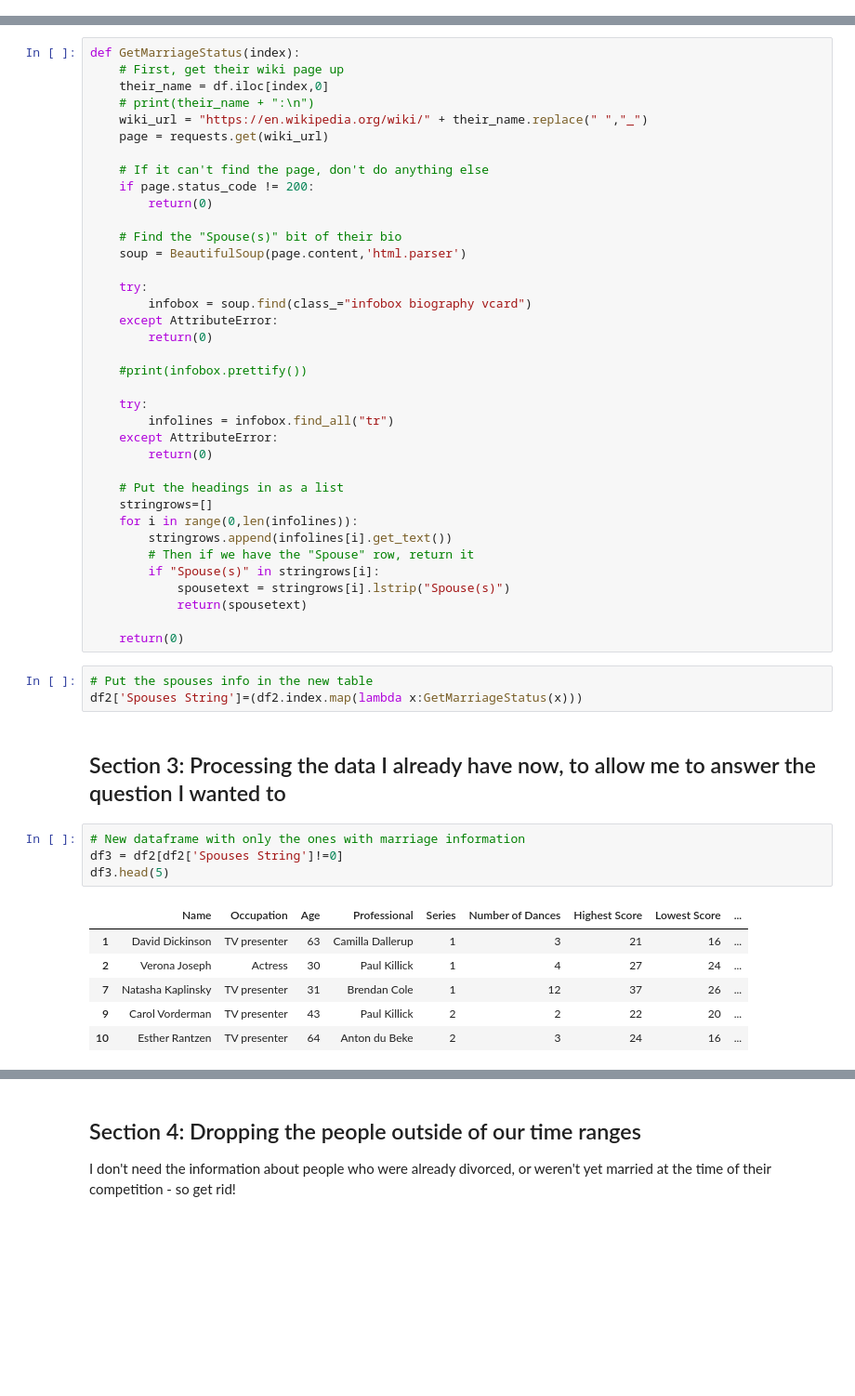
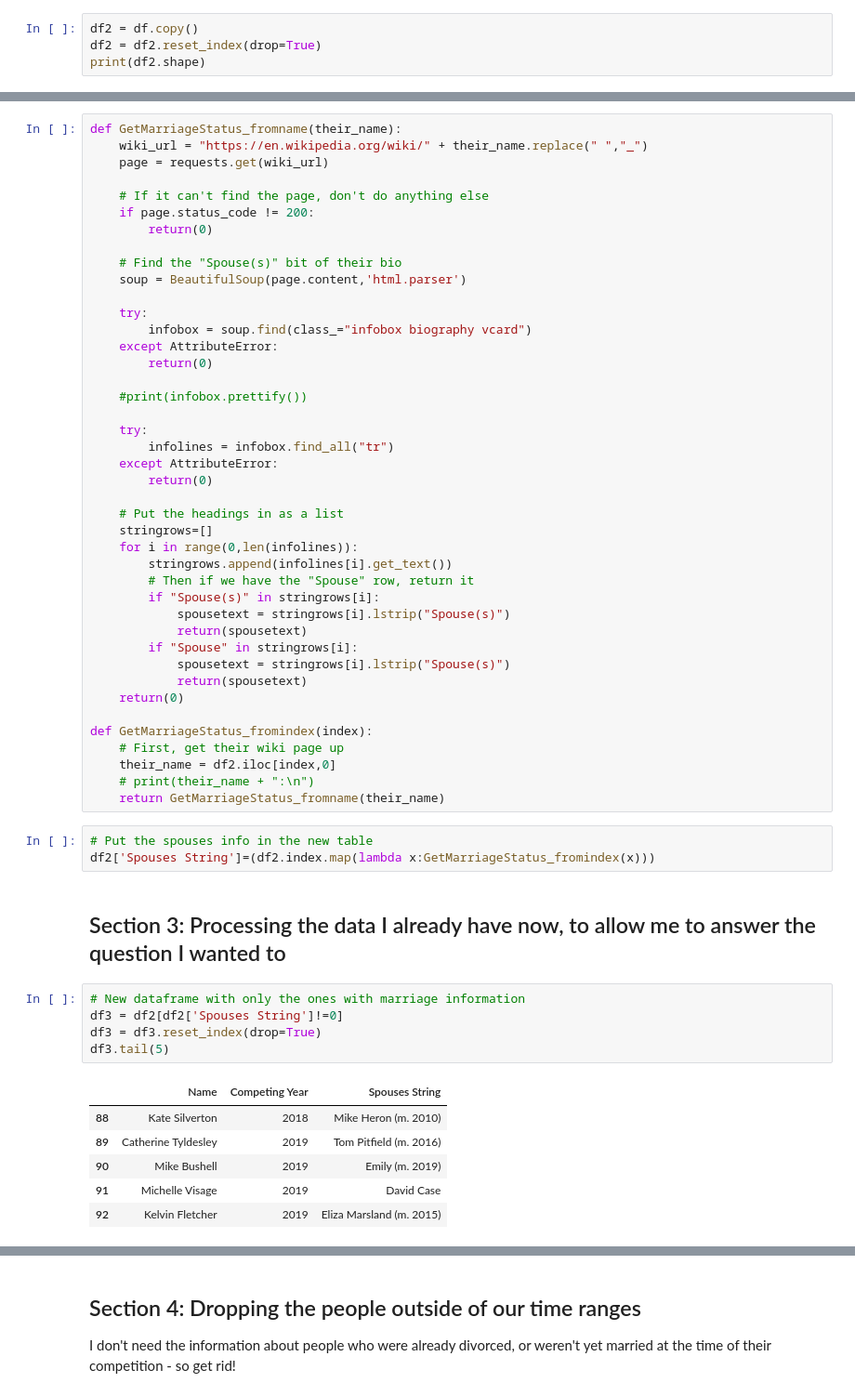
Before and after one commit to megleyland/curse_hypothesis_testing, a Jupyter notebook: Curse_Testing v2.ipynb, the cells around one changed output, grey strips where cells are left out. Shown at 93% size. Saved outputs shown, nothing was run; the diff lists cells and outputs as text; blank space fills up the shorter version.

```diff
--- a/Curse_Testing v2.ipynb
+++ b/Curse_Testing v2.ipynb
@@ -100,0 +131,4 @@ df2 = df.copy()
+# %%
+df2 = df.copy()
+df2 = df2.reset_index(drop=True)
+print(df2.shape)
@@ -122,10 +158,7 @@ df_Test['WikiPage']=df_Test['Name'].apply(lambda x:HasAWikiPage(x))
 # Although, hilariously, Alex Jones (that's the only one I've spotted, there may be more) is pulling up
 #   the far-right conspiracy theorist of the same name from the US. Not sure what to do about that one!
 # %%
-def GetMarriageStatus(index):
-    # First, get their wiki page up
-    their_name = df.iloc[index,0]
-    # print(their_name + ":\n")
+def GetMarriageStatus_fromname(their_name):
     wiki_url = "https://en.wikipedia.org/wiki/" + their_name.replace(" ","_")
     page = requests.get(wiki_url)
 
@@ -156,24 +189,33 @@ def GetMarriageStatus(index):
         if "Spouse(s)" in stringrows[i]:
             spousetext = stringrows[i].lstrip("Spouse(s)")
             return(spousetext)
+        if "Spouse" in stringrows[i]:
+            spousetext = stringrows[i].lstrip("Spouse(s)")
+            return(spousetext)
+    return(0)
 
-    return(0)
+def GetMarriageStatus_fromindex(index):
+    # First, get their wiki page up
+    their_name = df2.iloc[index,0]
+    # print(their_name + ":\n")
+    return GetMarriageStatus_fromname(their_name)
 # %%
 # Put the spouses info in the new table
-df2['Spouses String']=(df2.index.map(lambda x:GetMarriageStatus(x)))
+df2['Spouses String']=(df2.index.map(lambda x:GetMarriageStatus_fromindex(x)))
 # %% [markdown]
 ## Section 3: Processing the data I already have now, to allow me to answer the question I wanted to
 # %%
 # New dataframe with only the ones with marriage information
 df3 = df2[df2['Spouses String']!=0]
-df3.head(5)
+df3 = df3.reset_index(drop=True)
+df3.tail(5)
 # %% [output]
-|  | Name | Occupation | Age | Professional | Series | Number of Dances | Highest Score | Lowest Score | ... |
-| 1 | David Dickinson | TV presenter | 63 | Camilla Dallerup | 1 | 3 | 21 | 16 | ... |
-| 2 | Verona Joseph | Actress | 30 | Paul Killick | 1 | 4 | 27 | 24 | ... |
-| 7 | Natasha Kaplinsky | TV presenter | 31 | Brendan Cole | 1 | 12 | 37 | 26 | ... |
-| 9 | Carol Vorderman | TV presenter | 43 | Paul Killick | 2 | 2 | 22 | 20 | ... |
-| 10 | Esther Rantzen | TV presenter | 64 | Anton du Beke | 2 | 3 | 24 | 16 | ... |
+|  | Name | Competing Year | Spouses String |
+| 88 | Kate Silverton | 2018 | Mike Heron (m. 2010) |
+| 89 | Catherine Tyldesley | 2019 | Tom Pitfield (m. 2016) |
+| 90 | Mike Bushell | 2019 | Emily (m. 2019) |
+| 91 | Michelle Visage | 2019 | David Case |
+| 92 | Kelvin Fletcher | 2019 | Eliza Marsland (m. 2015) |
 # %%
 # A function to return a tuple of the marriage and divorce years.
 # Then the odd ones are marriages and the even ones are divorces!
```
Also changed, not shown: parts of 47 cells of this notebook.
